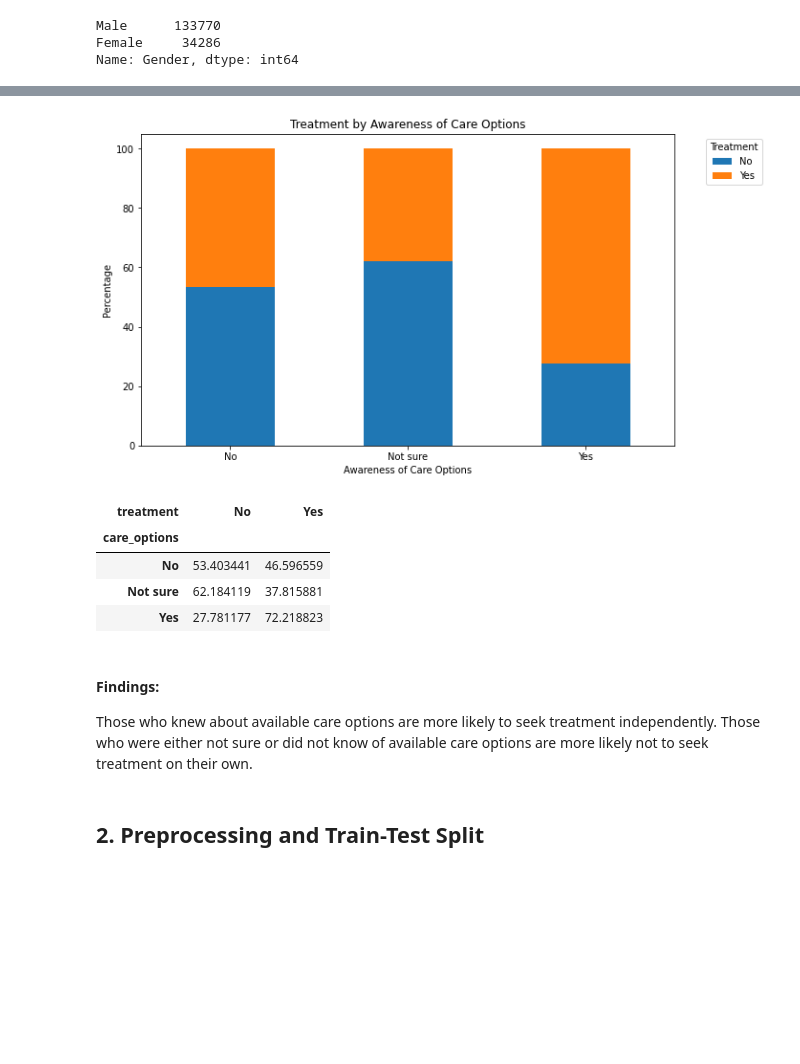
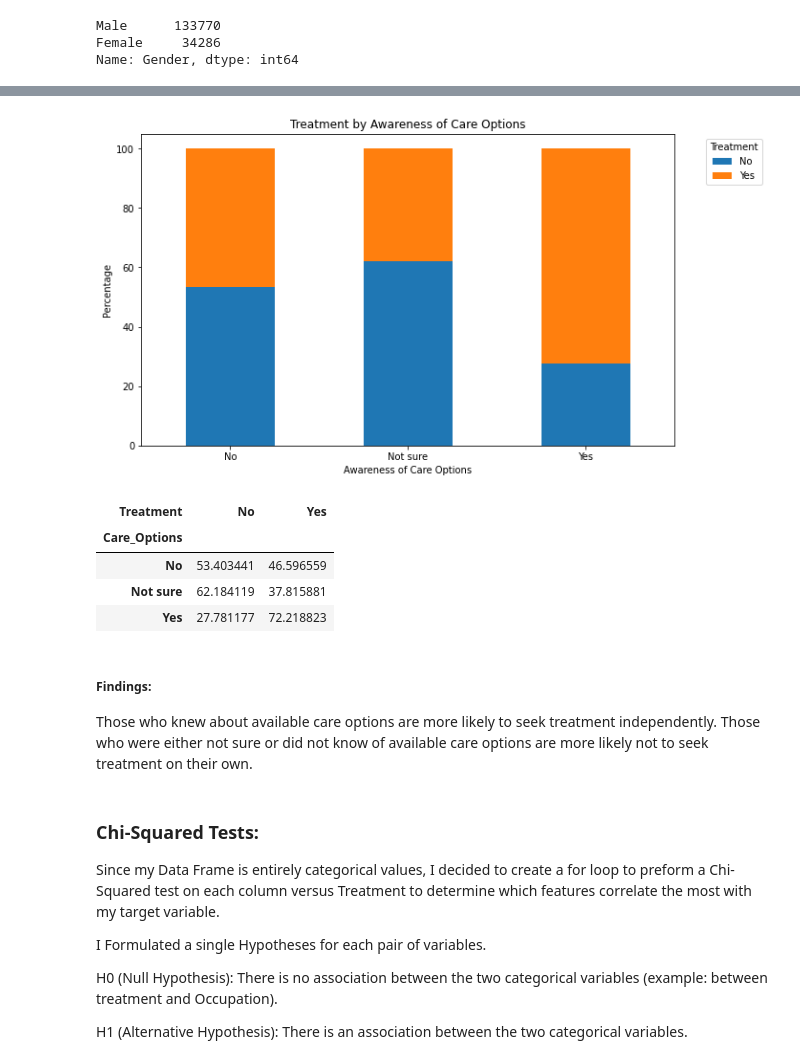
Before and after one commit to Lotus-baumgarner/Will-They-Seek-Treatment, a Jupyter notebook: Seek Treatment Notebook.ipynb, the cells around one changed output, grey strips where cells are left out. Cells and saved outputs as stored; diff of their text form; code cells hidden in the pictures; blank space fills up the shorter version.

```diff
--- a/Seek Treatment Notebook.ipynb
+++ b/Seek Treatment Notebook.ipynb
@@ -194,0 +176,25 @@ memory usage: 3.8 MB
+# %%
+# Changed the column name to proper capitalization for easier reading.
+column_names = {
+    'Timestamp': 'Timestamp',
+    'Gender': 'Gender',
+    'Country': 'Country',
+    'Occupation': 'Occupation',
+    'self_employed': 'Self_Employed',
+    'family_history': 'Family_History',
+    'treatment': 'Treatment',
+    'Days_Indoors': 'Days_Indoors',
+    'Growing_Stress': 'Growing_Stress',
+    'Changes_Habits': 'Changes_Habits',
+    'Mental_Health_History': 'Mental_Health_History',
+    'Mood_Swings': 'Mood_Swings',
+    'Coping_Struggles': 'Coping_Struggles',
+    'Work_Interest': 'Work_Interest',
+    'Social_Weakness': 'Social_Weakness',
+    'mental_health_interview': 'Mental_Health_Interview',
+    'care_options': 'Care_Options'
+}
+
+treatment_df.rename(columns=column_names, inplace=True)
+
+treatment_df.info()
@@ -265,28 +291,36 @@ treatment_family_history
 Those with a family history of mental illness are more likely to seek treatment independently than those without a family history.
 # %%
-# Analyzing the relationship between Treatment and Care Options
-treatment_care_options = pd.crosstab(index=treatment_df['care_options'], columns=treatment_df['treatment'], normalize='index') * 100
+# Analyzed the relationship between Treatment and Care Options
+treatment_care_options = pd.crosstab(index=treatment_df['Care_Options'], columns=treatment_df['Treatment'], normalize='index') * 100
 
-# Plotting the relationship
 treatment_care_options.plot(kind='bar', figsize=(10, 6), stacked=True)
+
 plt.title('Treatment by Awareness of Care Options')
 plt.xlabel('Awareness of Care Options')
 plt.ylabel('Percentage')
 plt.xticks(rotation=0)
 plt.legend(title='Treatment', bbox_to_anchor=(1.05, 1), loc='upper left')
+
 plt.show()
 
 treatment_care_options
 # %% [output]
 [figure]
-| treatment | No | Yes |
-| care_options |  |  |
+| Treatment | No | Yes |
+| Care_Options |  |  |
 | No | 53.403441 | 46.596559 |
 | Not sure | 62.184119 | 37.815881 |
 | Yes | 27.781177 | 72.218823 |
 # %% [markdown]
-#### Findings:
+##### Findings:
 Those who knew about available care options are more likely to seek treatment independently.
 Those who were either not sure or did not know of available care options are more likely not to seek treatment on their own.
-# %% [markdown]
-## 2. Preprocessing and Train-Test Split
+# %% [markdown]
+### Chi-Squared Tests:
+Since my Data Frame is entirely categorical values, I decided to create a for loop to preform a Chi-Squared test on each column versus Treatment to determine which features correlate the most with my target variable.
+
+I Formulated a single Hypotheses for each pair of variables.
+
+H0 (Null Hypothesis): There is no association between the two categorical variables (example: between treatment and Occupation).
+
+H1 (Alternative Hypothesis): There is an association between the two categorical variables.
```
Also changed, not shown: parts of 16 cells of this notebook.
